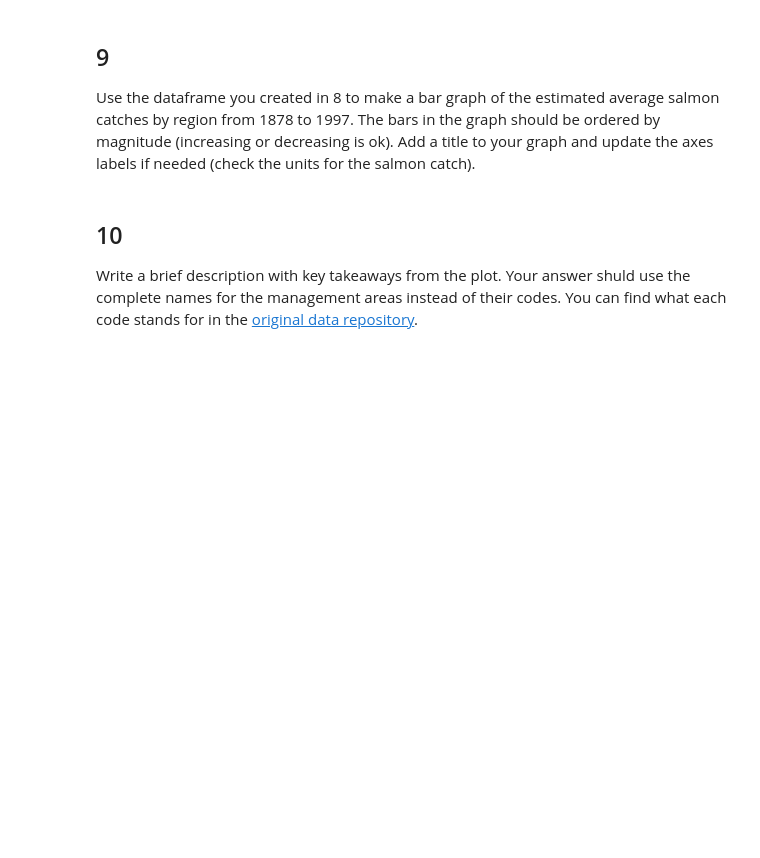
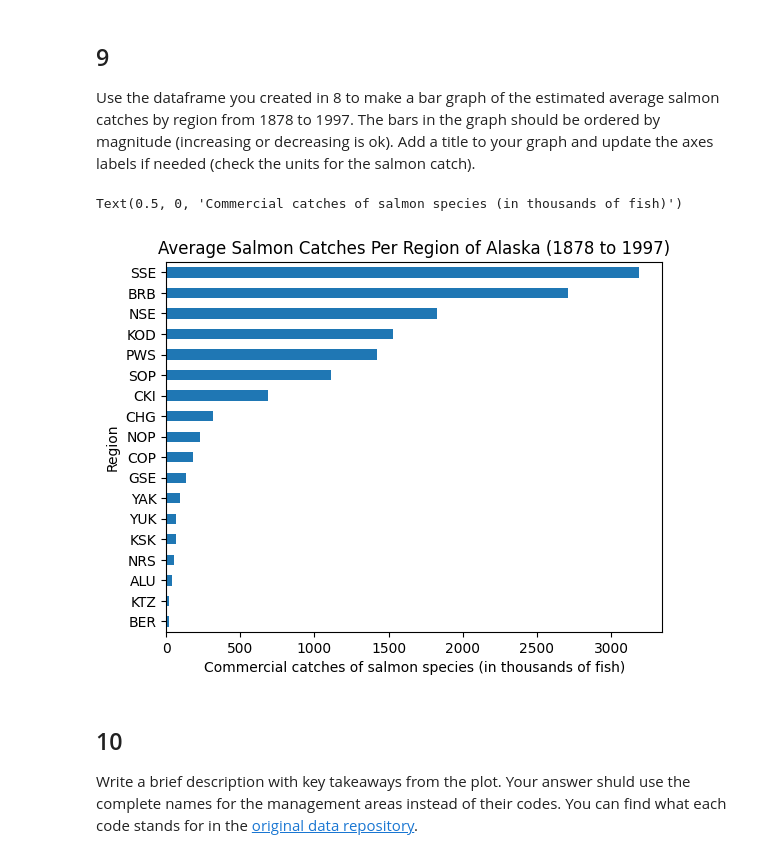
Before and after one commit to jordancsibley/eds220-hwk2, a Jupyter notebook: hwk2-task2-salmon.ipynb, the cells around one changed output. Saved outputs shown, nothing was run; the diff lists cells and outputs as text; code cells hidden in the pictures; blank space fills up the shorter version.

Commit message:
Complete Q.9 bar plot

```diff
--- a/hwk2-task2-salmon.ipynb
+++ b/hwk2-task2-salmon.ipynb
@@ -221,0 +229,7 @@ catch_column_type
+# %%
+# Update the 'Catch' column from object to interger
+catch_data['Catch'] = catch_data['Catch'].astype('int64')
+
+# Access the updated data types
+catch_column_type = catch_data['Catch'].dtypes
+catch_column_type
@@ -227,0 +245,10 @@ avg_region
+# %%
+# Create new data frame that includes average catch per region
+avg_region = (catch_data.groupby('Region')
+                        .Catch
+                        .mean()
+                        .rename('avg_catch')
+                        .reset_index()# Converts series back to data frame
+                        .sort_values(by='avg_catch', ascending=True) # Orders by ascending catch values
+                        .set_index('Region')) # Sets the index by the region
+avg_region
@@ -231,6 +277,17 @@ avg_region
 ## 9
 
 Use the dataframe you created in 8 to make a bar graph of the estimated average salmon catches by region from 1878 to 1997. The bars in the graph should be ordered by magnitude (increasing or decreasing is ok). Add a title  to your graph and update the axes labels if needed (check the units for the salmon catch).
+# %%
+# Create bar graph of average catchs per region
+ax= avg_region.plot(kind='barh',
+                    title='Average Salmon Catches Per Region of Alaska (1878 to 1997)',
+                    legend=False)
+# Set axis labels
+ax.set_ylabel(ylabel='Region')
+ax.set_xlabel(xlabel='Commercial catches of salmon species (in thousands of fish)')
+# %% [output]
+Text(0.5, 0, 'Commercial catches of salmon species (in thousands of fish)')
+[figure, added]
 # %% [markdown]
 <!-- END QUESTION -->
 
```
Also changed, not shown: parts of 7 cells of this notebook.
